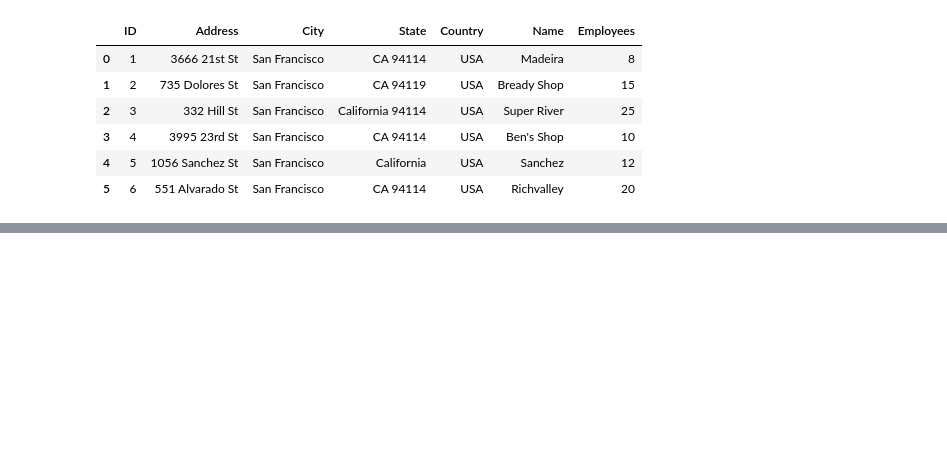
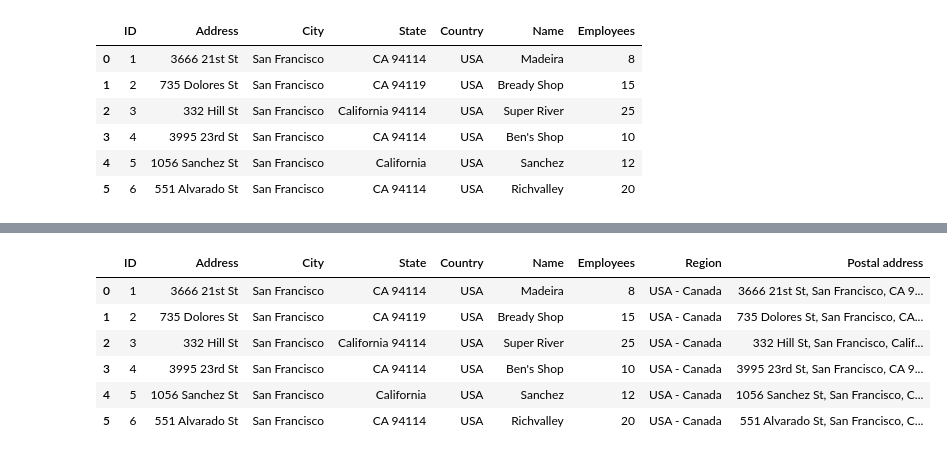
Before and after one commit to hellorobo/PyCode, a Jupyter notebook: Udemy Python Mega Course/pandas/udemy_excercise_S09_L95.ipynb, the cells around one changed output, grey strips where cells are left out. Saved outputs shown, nothing was run; the diff lists cells and outputs as text; code cells hidden in the pictures; blank space fills up the shorter version.

```diff
--- a/Udemy Python Mega Course/pandas/udemy_excercise_S09_L95.ipynb
+++ b/Udemy Python Mega Course/pandas/udemy_excercise_S09_L95.ipynb
@@ -58,0 +233,13 @@ df4
+# %%
+# Merge columns into a new column i.e. 'Postal Address'
+df6 = df5
+df6['Postal address']=df6['Address']+', '+df6['City']+', '+df6['State']+', '+df6['Country']
+df6
+# %% [output]
+|  | ID | Address | City | State | Country | Name | Employees | Region | Postal address |
+| 0 | 1 | 3666 21st St | San Francisco | CA 94114 | USA | Madeira | 8 | USA - Canada | 3666 21st St, San Francisco, CA 9... |
+| 1 | 2 | 735 Dolores St | San Francisco | CA 94119 | USA | Bready Shop | 15 | USA - Canada | 735 Dolores St, San Francisco, CA... |
+| 2 | 3 | 332 Hill St | San Francisco | California 94114 | USA | Super River | 25 | USA - Canada | 332 Hill St, San Francisco, Calif... |
+| 3 | 4 | 3995 23rd St | San Francisco | CA 94114 | USA | Ben's Shop | 10 | USA - Canada | 3995 23rd St, San Francisco, CA 9... |
+| 4 | 5 | 1056 Sanchez St | San Francisco | California | USA | Sanchez | 12 | USA - Canada | 1056 Sanchez St, San Francisco, C... |
+| 5 | 6 | 551 Alvarado St | San Francisco | CA 94114 | USA | Richvalley | 20 | USA - Canada | 551 Alvarado St, San Francisco, C... |
```
Also changed, not shown: parts of 23 cells of this notebook.
